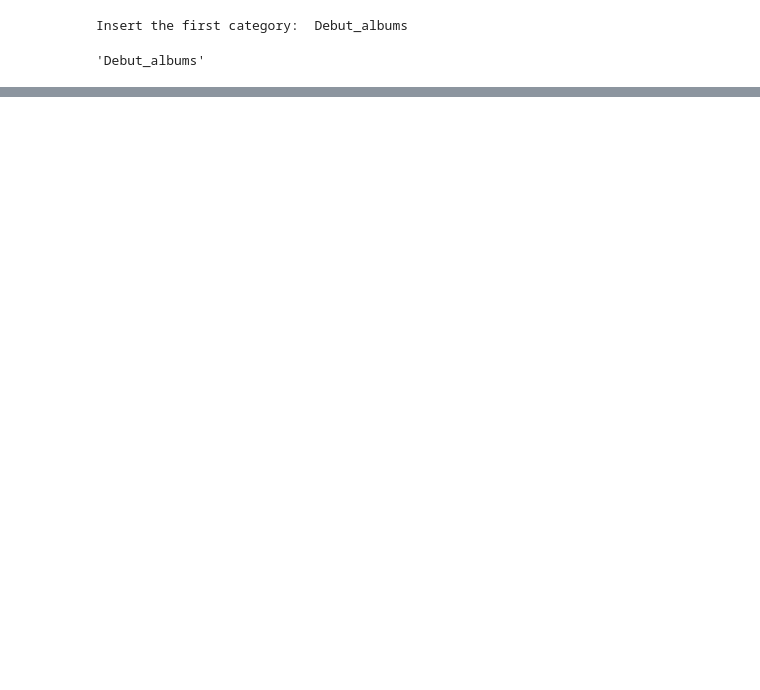
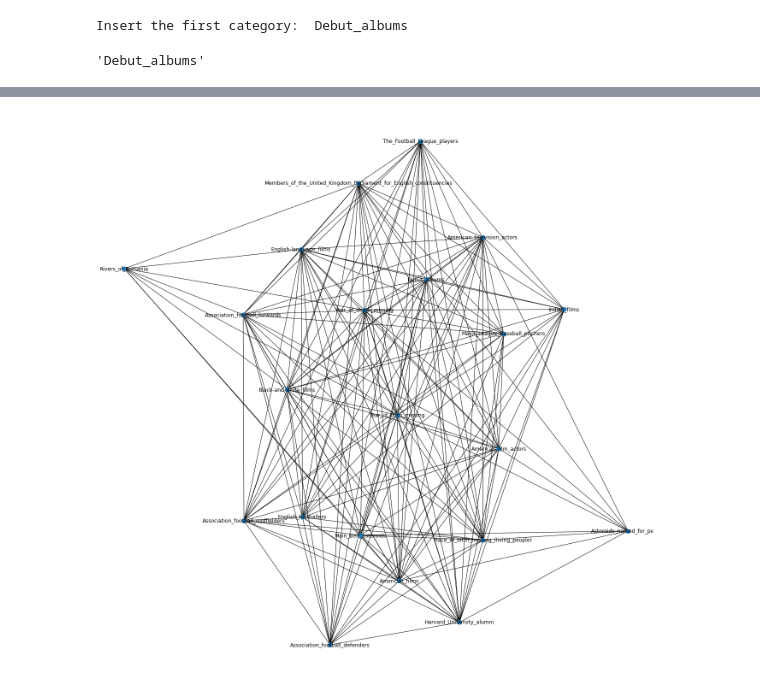
Before and after one commit to Jeremy98-alt/ADM-HW5, a Jupyter notebook: ADM-HW5.ipynb, the cells around one changed output, grey strips where cells are left out. Saved outputs shown, nothing was run; the diff lists cells and outputs as text; code cells hidden in the pictures; blank space fills up the shorter version.

```diff
--- a/ADM-HW5.ipynb
+++ b/ADM-HW5.ipynb
@@ -518,0 +342,5 @@ sum(nx.pagerank(new_G, alpha = 0.85).values())
+# %%
+l = len(new_categories)
+for i in range(l):
+    new_categories['pages list'][i] =  [ int(x) for x in new_categories['pages list'][i]]
+new_categories
@@ -518,0 +369,6 @@ sum(nx.pagerank(new_G, alpha = 0.85).values())
+# %%
+ls = len(edges)
+for i in range(0,ls):
+    for j in range(0,l):
+        if edges['dest'][i] in new_categories['pages list'][j]:
+            edges['dest'][i] = new_categories['category'][j]
@@ -518,0 +384,3 @@ sum(nx.pagerank(new_G, alpha = 0.85).values())
+# %%
+newedge=edges.drop_duplicates()
+newedge
@@ -518,0 +401,16 @@ sum(nx.pagerank(new_G, alpha = 0.85).values())
+# %%
+import networkx as nx
+sources= list(newedge['source'])
+dests = list(newedge['dest'])
+newG = nx.Graph()
+for i in range(len(newedge)):
+    newG.add_node(sources[i]) # source
+    newG.add_node(dests[i]) # dest
+
+    newG.add_edge(sources[i], dests[i], weight=1)
+# %%
+fig = plt.figure(figsize=(18,18))
+nx.draw(newG, with_labels=True,node_size=100)
+plt.show()
+# %% [output]
+[figure, added]
```
Also changed, not shown: parts of 65 cells of this notebook.
